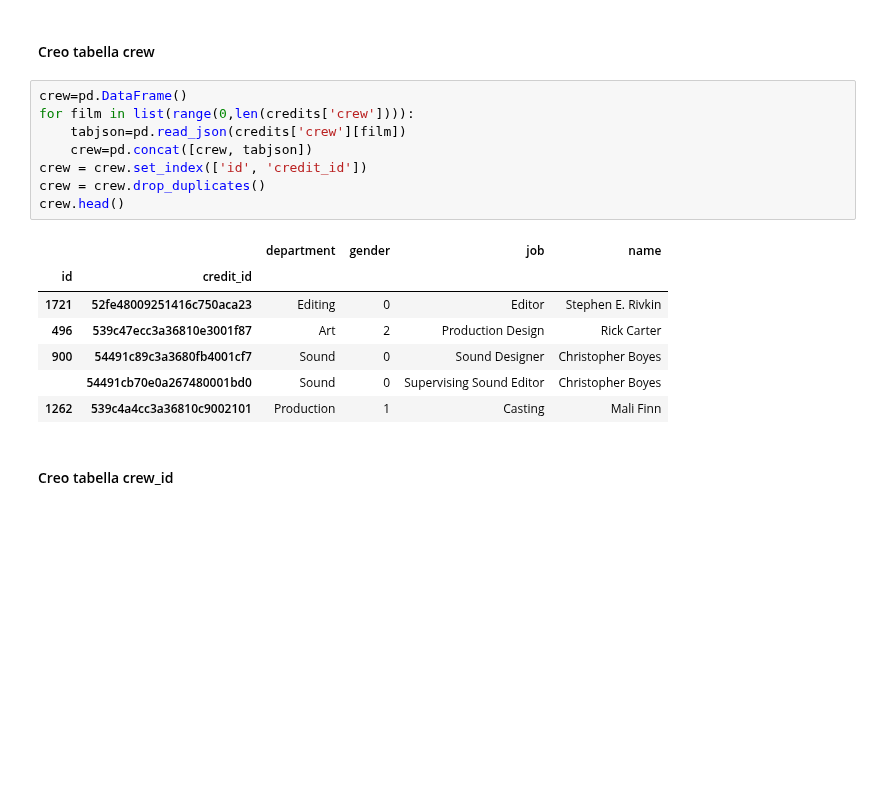
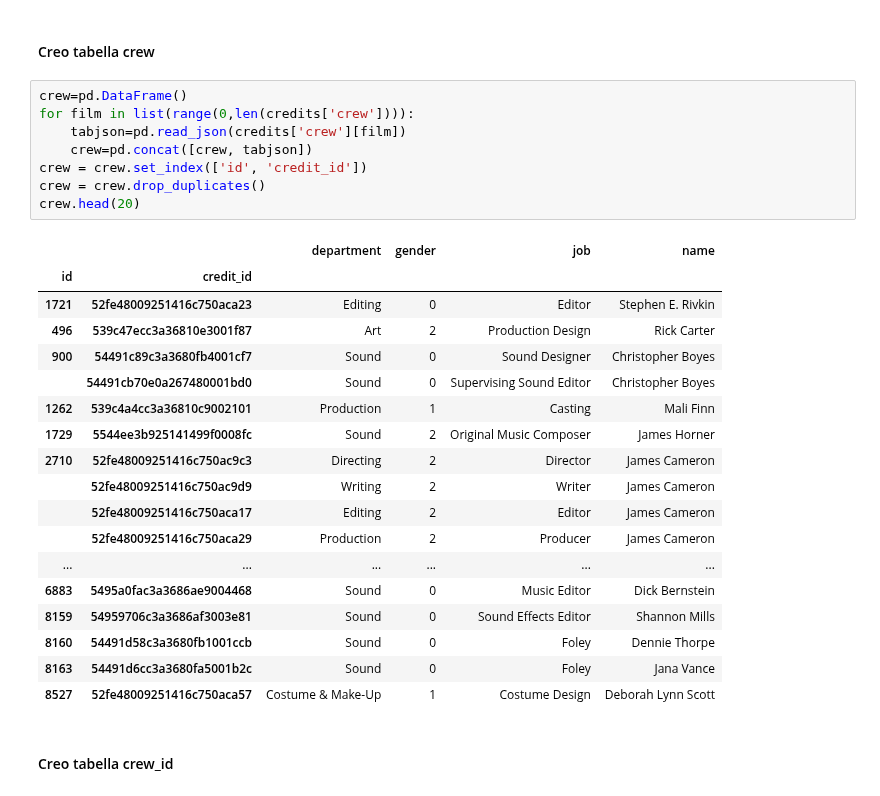
Before and after one commit to silviasantamaria/computerscience, a Jupyter notebook: Project+.ipynb, the cells around one changed output. Drawn from its saved outputs; the diff is of its cells as text; blank space fills up the shorter version.

```diff
--- a/Project+.ipynb
+++ b/Project+.ipynb
@@ -353,19 +353,30 @@ cast_id.head()
 # %%
 crew=pd.DataFrame()
 for film in list(range(0,len(credits['crew']))):
     tabjson=pd.read_json(credits['crew'][film])
     crew=pd.concat([crew, tabjson])
 crew = crew.set_index(['id', 'credit_id'])
 crew = crew.drop_duplicates()
-crew.head()
+crew.head(20)
 # %% [output]
 |  |  | department | gender | job | name |
 | id | credit_id |  |  |  |  |
 | 1721 | 52fe48009251416c750aca23 | Editing | 0 | Editor | Stephen E. Rivkin |
 | 496 | 539c47ecc3a36810e3001f87 | Art | 2 | Production Design | Rick Carter |
 | 900 | 54491c89c3a3680fb4001cf7 | Sound | 0 | Sound Designer | Christopher Boyes |
 |  | 54491cb70e0a267480001bd0 | Sound | 0 | Supervising Sound Editor | Christopher Boyes |
 | 1262 | 539c4a4cc3a36810c9002101 | Production | 1 | Casting | Mali Finn |
+| 1729 | 5544ee3b925141499f0008fc | Sound | 2 | Original Music Composer | James Horner |
+| 2710 | 52fe48009251416c750ac9c3 | Directing | 2 | Director | James Cameron |
+|  | 52fe48009251416c750ac9d9 | Writing | 2 | Writer | James Cameron |
+|  | 52fe48009251416c750aca17 | Editing | 2 | Editor | James Cameron |
+|  | 52fe48009251416c750aca29 | Production | 2 | Producer | James Cameron |
+| ... | ... | ... | ... | ... | ... |
+| 6883 | 5495a0fac3a3686ae9004468 | Sound | 0 | Music Editor | Dick Bernstein |
+| 8159 | 54959706c3a3686af3003e81 | Sound | 0 | Sound Effects Editor | Shannon Mills |
+| 8160 | 54491d58c3a3680fb1001ccb | Sound | 0 | Foley | Dennie Thorpe |
+| 8163 | 54491d6cc3a3680fa5001b2c | Sound | 0 | Foley | Jana Vance |
+| 8527 | 52fe48009251416c750aca57 | Costume & Make-Up | 1 | Costume Design | Deborah Lynn Scott |
 # %% [markdown]
 #### Creo tabella crew_id
 # %%
```
Also changed, not shown: parts of 4 cells of this notebook.
